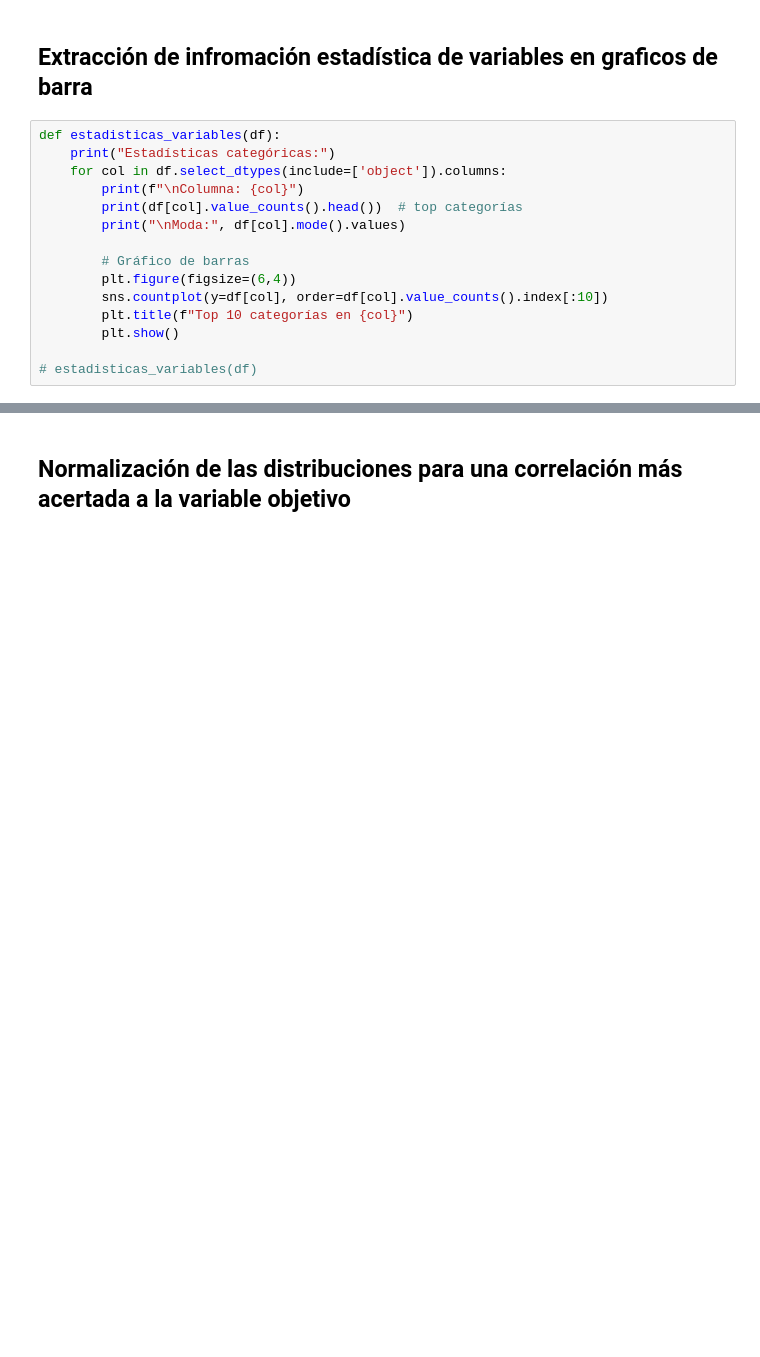
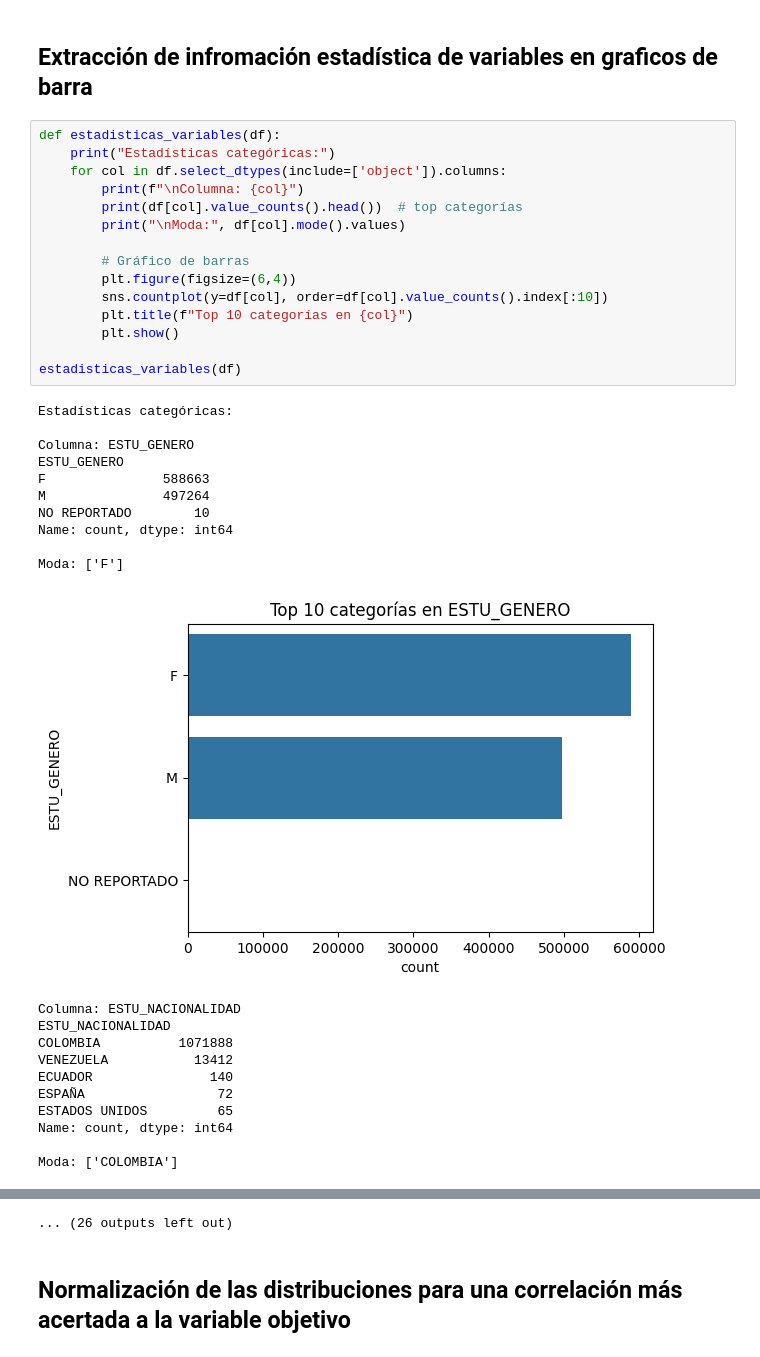
Before and after one commit to juanmayorquin/proyecto_final_gya, a Jupyter notebook: ProyectoGyA.ipynb, the cells around one changed output, grey strips where cells are left out. Cells and saved outputs as stored; diff of their text form; blank space fills up the shorter version.

```diff
--- a/ProyectoGyA.ipynb
+++ b/ProyectoGyA.ipynb
@@ -334,15 +334,37 @@ def estadisticas_variables_hist(df):
 # %%
 def estadisticas_variables(df):
     print("Estadísticas categóricas:")
     for col in df.select_dtypes(include=['object']).columns:
         print(f"\nColumna: {col}")
         print(df[col].value_counts().head())  # top categorías
         print("\nModa:", df[col].mode().values)
 
         # Gráfico de barras
         plt.figure(figsize=(6,4))
         sns.countplot(y=df[col], order=df[col].value_counts().index[:10])
         plt.title(f"Top 10 categorías en {col}")
         plt.show()
 
-# estadisticas_variables(df)
+estadisticas_variables(df)
+# %% [output]
+Estadísticas categóricas:
+
+Columna: ESTU_GENERO
+ESTU_GENERO
+F               588663
+M               497264
+NO REPORTADO        10
+Name: count, dtype: int64
+
+Moda: ['F']
+[figure, added]
+Columna: ESTU_NACIONALIDAD
+ESTU_NACIONALIDAD
+COLOMBIA          1071888
+VENEZUELA           13412
+ECUADOR               140
+ESPAÑA                 72
+ESTADOS UNIDOS         65
+Name: count, dtype: int64
+
+Moda: ['COLOMBIA']
@@ -349,3 +412,4 @@ def estadisticas_variables(df):
+... (26 outputs left out)
 # %% [markdown]
 ## Normalización de las distribuciones para una correlación más acertada a la variable objetivo
 # %%
```
Also changed, not shown: parts of 2 cells of this notebook, 1 other file.
